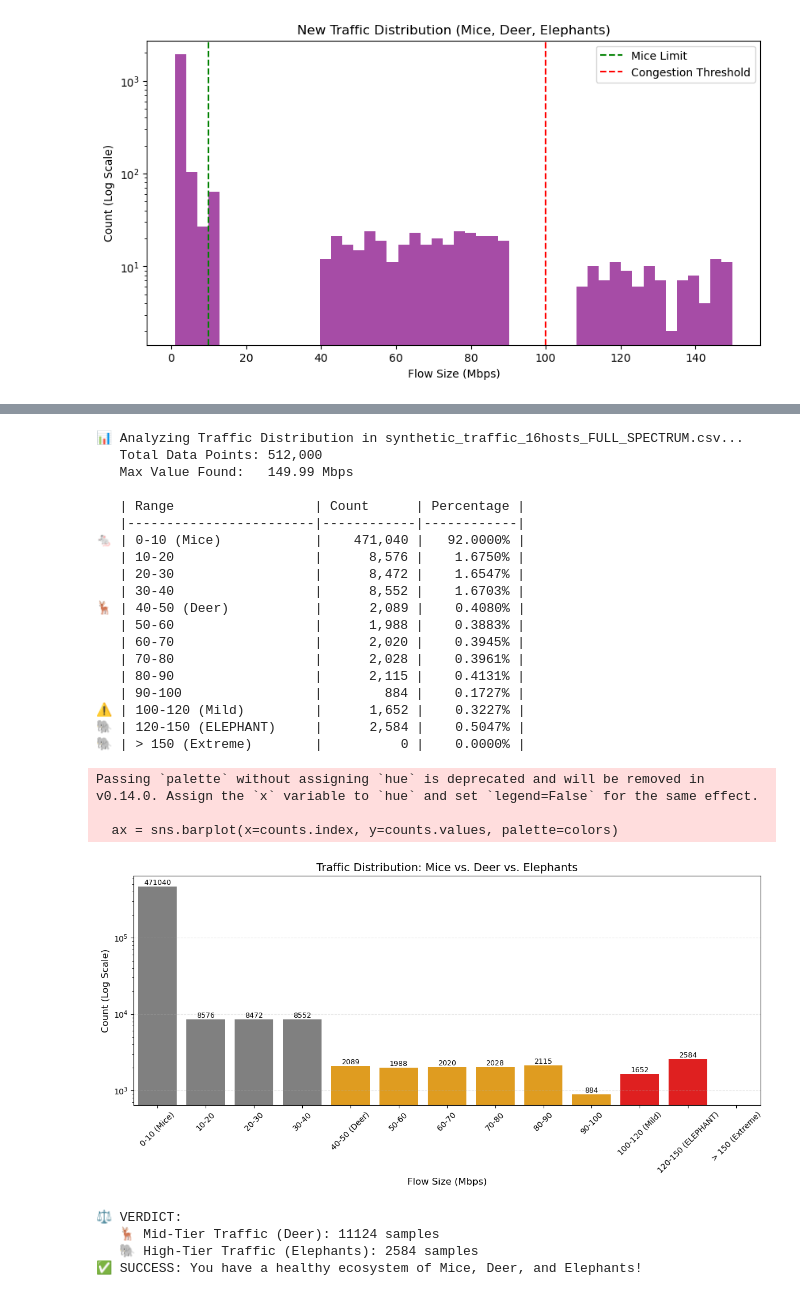
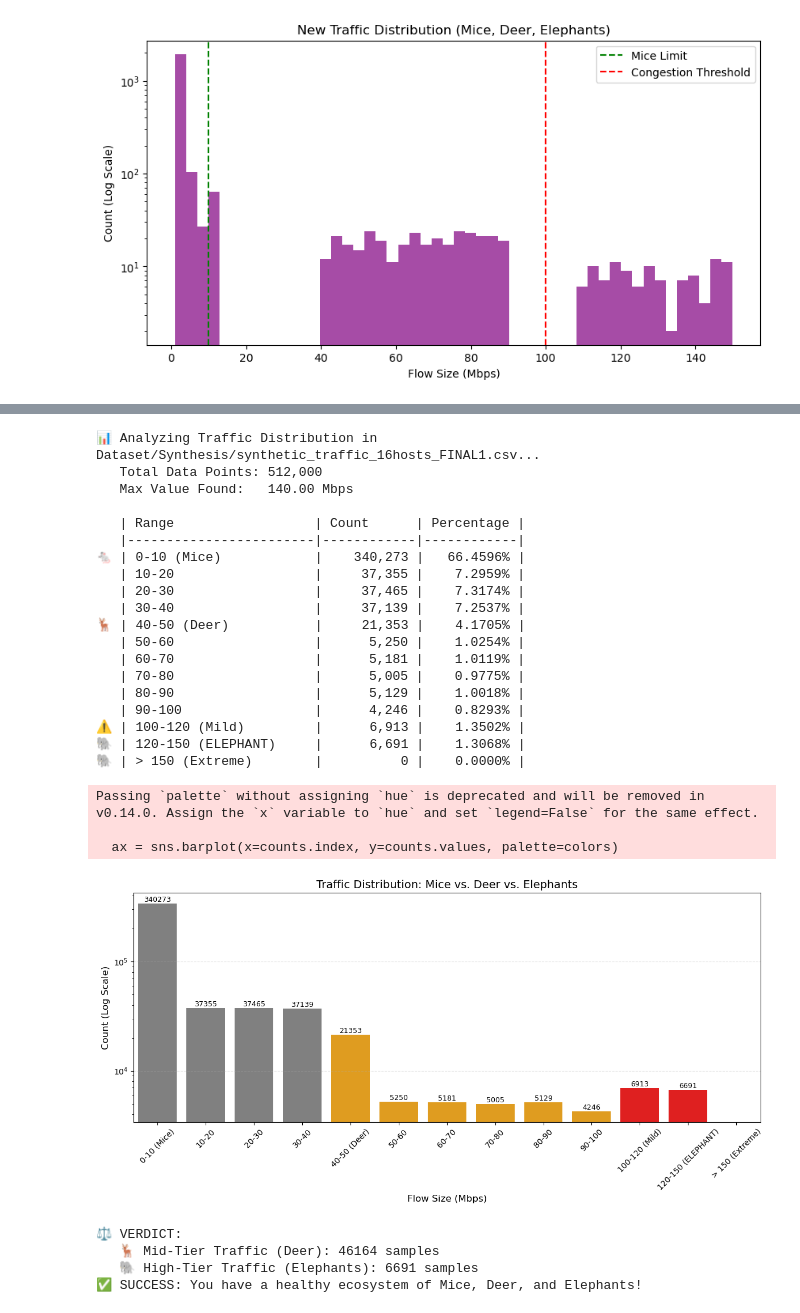
Before and after one commit to SanthoshRaaj-KR/Network_Automation, a Jupyter notebook: WGAN.ipynb, the cells around one changed output, grey strips where cells are left out. Saved outputs shown, nothing was run; the diff lists cells and outputs as text; code cells hidden in the pictures.

```diff
--- a/WGAN.ipynb
+++ b/WGAN.ipynb
@@ -1127,7 +1126,7 @@ import seaborn as sns
 
 # --- CONFIGURATION ---
 # Make sure this matches the file you just created with the Smart Booster
-FILENAME = "synthetic_traffic_16hosts_FULL_SPECTRUM.csv"
+FILENAME = "Dataset/Synthesis/synthetic_traffic_16hosts_FINAL1.csv"
 
 print(f"📊 Analyzing Traffic Distribution in {FILENAME}...")
 
@@ -1194,49 +1193,49 @@ try:
             ax.text(i, v, f"{v}", ha='center', va='bottom', fontsize=9)
 
     plt.tight_layout()
     plt.show()
 
     # 6. Verdict
     elephants = counts.iloc[-2:].sum()
     deer = counts.iloc[4:10].sum()
     print("\n⚖️ VERDICT:")
     print(f"   🦌 Mid-Tier Traffic (Deer): {deer} samples")
     print(f"   🐘 High-Tier Traffic (Elephants): {elephants} samples")
 
     if elephants > 0 and deer > 0:
         print("✅ SUCCESS: You have a healthy ecosystem of Mice, Deer, and Elephants!")
     elif elephants == 0:
         print("❌ FAIL: No Elephants found. Boost logic might be too weak.")
     else:
         print("⚠️ WARNING: No Deer found. The jump from 0 to 100 is too steep.")
 
 except FileNotFoundError:
     print(f"❌ Error: File {FILENAME} not found. Did you run the Smart Boost script?")
 # %% [output]
-📊 Analyzing Traffic Distribution in synthetic_traffic_16hosts_FULL_SPECTRUM.csv...
+📊 Analyzing Traffic Distribution in Dataset/Synthesis/synthetic_traffic_16hosts_FINAL1.csv...
    Total Data Points: 512,000
-   Max Value Found:   149.99 Mbps
+   Max Value Found:   140.00 Mbps
 
    | Range                  | Count      | Percentage |
    |------------------------|------------|------------|
-🐁 | 0-10 (Mice)            |    471,040 |   92.0000% |
-   | 10-20                  |      8,576 |    1.6750% |
-   | 20-30                  |      8,472 |    1.6547% |
-   | 30-40                  |      8,552 |    1.6703% |
-🦌 | 40-50 (Deer)           |      2,089 |    0.4080% |
-   | 50-60                  |      1,988 |    0.3883% |
-   | 60-70                  |      2,020 |    0.3945% |
-   | 70-80                  |      2,028 |    0.3961% |
-   | 80-90                  |      2,115 |    0.4131% |
-   | 90-100                 |        884 |    0.1727% |
-⚠️ | 100-120 (Mild)         |      1,652 |    0.3227% |
-🐘 | 120-150 (ELEPHANT)     |      2,584 |    0.5047% |
+🐁 | 0-10 (Mice)            |    340,273 |   66.4596% |
+   | 10-20                  |     37,355 |    7.2959% |
+   | 20-30                  |     37,465 |    7.3174% |
+   | 30-40                  |     37,139 |    7.2537% |
+🦌 | 40-50 (Deer)           |     21,353 |    4.1705% |
+   | 50-60                  |      5,250 |    1.0254% |
+   | 60-70                  |      5,181 |    1.0119% |
+   | 70-80                  |      5,005 |    0.9775% |
+   | 80-90                  |      5,129 |    1.0018% |
+   | 90-100                 |      4,246 |    0.8293% |
+⚠️ | 100-120 (Mild)         |      6,913 |    1.3502% |
+🐘 | 120-150 (ELEPHANT)     |      6,691 |    1.3068% |
 🐘 | > 150 (Extreme)        |          0 |    0.0000% |
 Passing `palette` without assigning `hue` is deprecated and will be removed in v0.14.0. Assign the `x` variable to `hue` and set `legend=False` for the same effect.
 
   ax = sns.barplot(x=counts.index, y=counts.values, palette=colors)
-[figure, old version]
+[figure, new version]
 ⚖️ VERDICT:
-   🦌 Mid-Tier Traffic (Deer): 11124 samples
-   🐘 High-Tier Traffic (Elephants): 2584 samples
+   🦌 Mid-Tier Traffic (Deer): 46164 samples
+   🐘 High-Tier Traffic (Elephants): 6691 samples
 ✅ SUCCESS: You have a healthy ecosystem of Mice, Deer, and Elephants!
```
Also changed, not shown: parts of 1 cell of this notebook, 14 other files.
